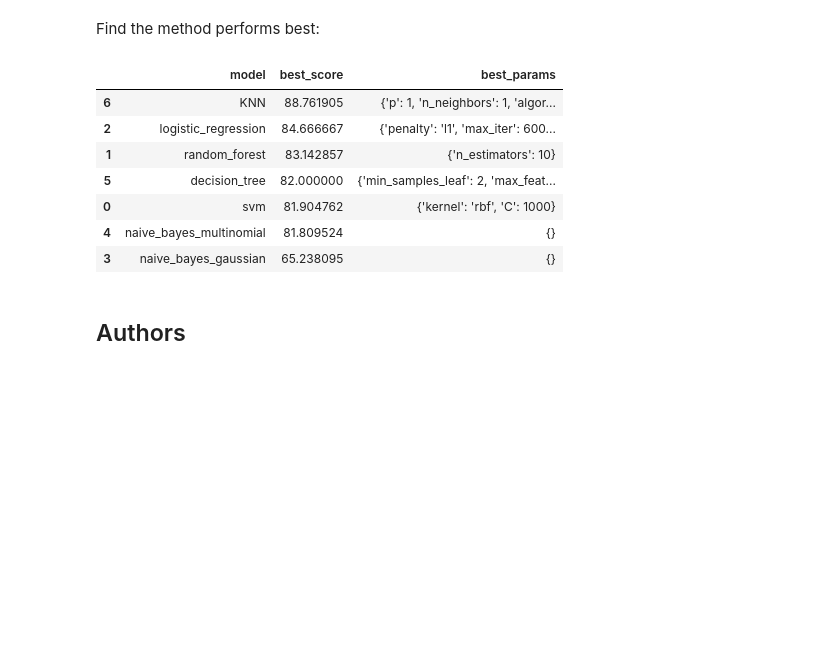
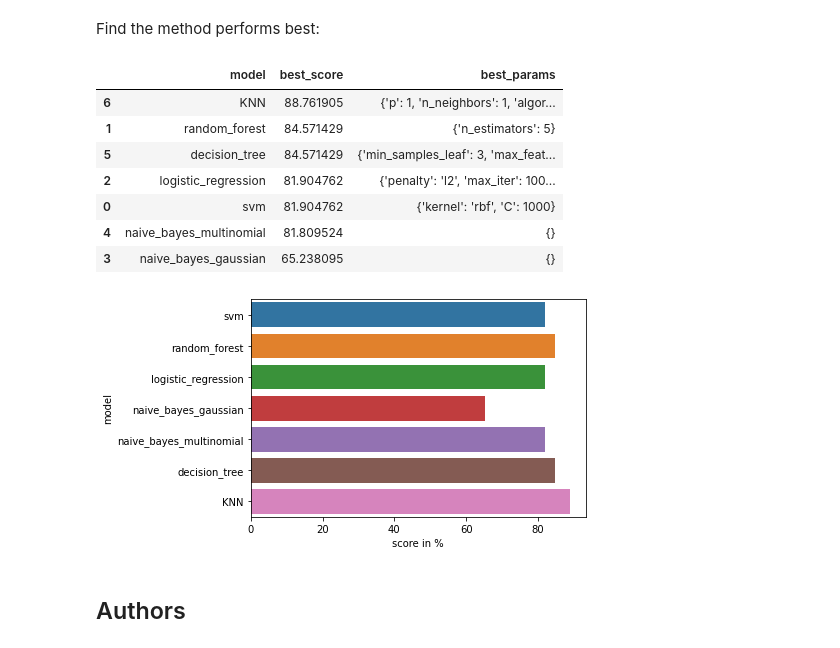
Before and after one commit to phantom-bell/IBM_course, a Jupyter notebook: Machine Learning Prediction lab.ipynb, the cells around one changed output. Drawn from its saved outputs; the diff is of its cells as text; code cells hidden in the pictures; blank space fills up the shorter version.

```diff
--- a/Machine Learning Prediction lab.ipynb
+++ b/Machine Learning Prediction lab.ipynb
@@ -607,7 +607,7 @@ model_params = {
         'model': svm.SVC(gamma='auto'),
         'params' : {
             'C': [0.001, 0.01, 0.1, 1, 10, 100, 1000],
-            'kernel': ['rbf','linear']
+            'kernel': ['rbf','linear','sigmoid']
         }
     },
     'random_forest': {
@@ -673,9 +673,9 @@ df.sort_values(by='best_score',ascending=False)
 # %% [output]
 |  | model | best_score | best_params |
 | 6 | KNN | 88.761905 | {'p': 1, 'n_neighbors': 1, 'algor... |
-| 2 | logistic_regression | 84.666667 | {'penalty': 'l1', 'max_iter': 600... |
-| 1 | random_forest | 83.142857 | {'n_estimators': 10} |
-| 5 | decision_tree | 82.000000 | {'min_samples_leaf': 2, 'max_feat... |
+| 1 | random_forest | 84.571429 | {'n_estimators': 5} |
+| 5 | decision_tree | 84.571429 | {'min_samples_leaf': 3, 'max_feat... |
+| 2 | logistic_regression | 81.904762 | {'penalty': 'l2', 'max_iter': 100... |
 | 0 | svm | 81.904762 | {'kernel': 'rbf', 'C': 1000} |
 | 4 | naive_bayes_multinomial | 81.809524 | {} |
 | 3 | naive_bayes_gaussian | 65.238095 | {} |
@@ -682,3 +685,10 @@ df.sort_values(by='best_score',ascending=False)
+# %%
+sns.barplot(data=df,y='model',x='best_score',)
+plt.xlabel('score in %')
+
+plt.show()
+# %% [output]
+[figure, added]
 # %% [markdown]
 ## Authors
 # %% [markdown]
```
Also changed, not shown: parts of 1 cell of this notebook.
